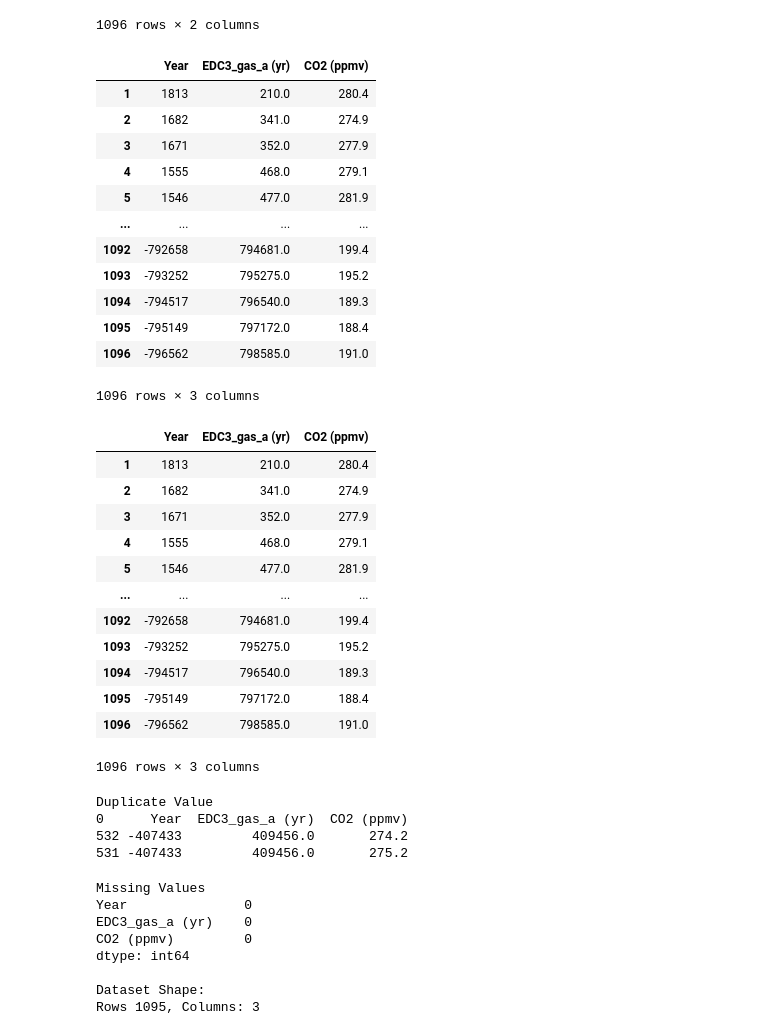
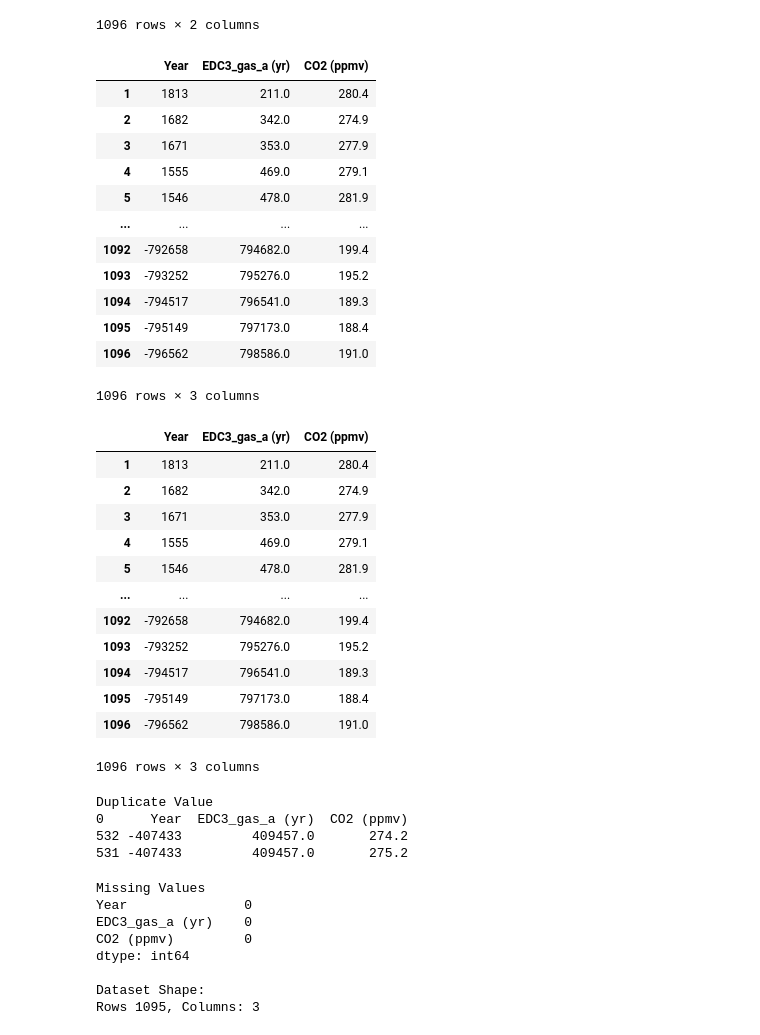
Before and after one commit to Cecilia8989/PfDA_Project2, a Jupyter notebook: pfda_project2.ipynb, the cells around one changed output. Cells and saved outputs as stored; diff of their text form; code cells hidden in the pictures.

```diff
--- a/pfda_project2.ipynb
+++ b/pfda_project2.ipynb
@@ -208,47 +208,49 @@ ipcc_df_co2
 | 1096 | 798512.0 | 191.0 |
 1096 rows × 2 columns
 # %%
+# define the current year
+current_year = datetime.date.today().year
 # add a new columns "Year" showing the corrent year.
 ipcc_df_co2['Year'] = 1950 - ipcc_df_co2['EDC3_gas_a (yr)'].astype(int)
 # fix the EDC3_gas_a (yr) to express the present as 2023
-ipcc_df_co2['EDC3_gas_a (yr)'] = 2023 - 1950 + ipcc_df_co2['EDC3_gas_a (yr)']
+ipcc_df_co2['EDC3_gas_a (yr)'] = current_year - 1950 + ipcc_df_co2['EDC3_gas_a (yr)']
 
 # reorder columns index
 first_column = ipcc_df_co2.pop('Year')
 ipcc_df_co2.insert(0, 'Year', first_column)
 
 # sort the value based on the year column
 ipcc_df_co2 = ipcc_df_co2.sort_values(by='Year', ascending=False)
 ipcc_df_co2
 # %% [output]
 |  | Year | EDC3_gas_a (yr) | CO2 (ppmv) |
-| 1 | 1813 | 210.0 | 280.4 |
-| 2 | 1682 | 341.0 | 274.9 |
-| 3 | 1671 | 352.0 | 277.9 |
-| 4 | 1555 | 468.0 | 279.1 |
-| 5 | 1546 | 477.0 | 281.9 |
+| 1 | 1813 | 211.0 | 280.4 |
+| 2 | 1682 | 342.0 | 274.9 |
+| 3 | 1671 | 353.0 | 277.9 |
+| 4 | 1555 | 469.0 | 279.1 |
+| 5 | 1546 | 478.0 | 281.9 |
 | ... | ... | ... | ... |
-| 1092 | -792658 | 794681.0 | 199.4 |
-| 1093 | -793252 | 795275.0 | 195.2 |
-| 1094 | -794517 | 796540.0 | 189.3 |
-| 1095 | -795149 | 797172.0 | 188.4 |
-| 1096 | -796562 | 798585.0 | 191.0 |
+| 1092 | -792658 | 794682.0 | 199.4 |
+| 1093 | -793252 | 795276.0 | 195.2 |
+| 1094 | -794517 | 796541.0 | 189.3 |
+| 1095 | -795149 | 797173.0 | 188.4 |
+| 1096 | -796562 | 798586.0 | 191.0 |
 1096 rows × 3 columns
 # %%
 ipcc_df_co2
 # %% [output]
 |  | Year | EDC3_gas_a (yr) | CO2 (ppmv) |
-| 1 | 1813 | 210.0 | 280.4 |
-| 2 | 1682 | 341.0 | 274.9 |
-| 3 | 1671 | 352.0 | 277.9 |
-| 4 | 1555 | 468.0 | 279.1 |
-| 5 | 1546 | 477.0 | 281.9 |
+| 1 | 1813 | 211.0 | 280.4 |
+| 2 | 1682 | 342.0 | 274.9 |
+| 3 | 1671 | 353.0 | 277.9 |
+| 4 | 1555 | 469.0 | 279.1 |
+| 5 | 1546 | 478.0 | 281.9 |
 | ... | ... | ... | ... |
-| 1092 | -792658 | 794681.0 | 199.4 |
-| 1093 | -793252 | 795275.0 | 195.2 |
-| 1094 | -794517 | 796540.0 | 189.3 |
-| 1095 | -795149 | 797172.0 | 188.4 |
-| 1096 | -796562 | 798585.0 | 191.0 |
+| 1092 | -792658 | 794682.0 | 199.4 |
+| 1093 | -793252 | 795276.0 | 195.2 |
+| 1094 | -794517 | 796541.0 | 189.3 |
+| 1095 | -795149 | 797173.0 | 188.4 |
+| 1096 | -796562 | 798586.0 | 191.0 |
 1096 rows × 3 columns
 # %%
 # check for duplicate in the columns Gasage (yr BP)
@@ -259,8 +261,8 @@ print(ipcc_df_co2[duplicate_in_year])
 # %% [output]
 Duplicate Value
 0      Year  EDC3_gas_a (yr)  CO2 (ppmv)
-532 -407433         409456.0       274.2
-531 -407433         409456.0       275.2
+532 -407433         409457.0       274.2
+531 -407433         409457.0       275.2
 # %%
 #line 532 and 531 are duplicate
 # groupby year, EDC3_gas_a (yr) and average the CO2 (ppmv) to remove the duplicate
```
Also changed, not shown: parts of 26 cells of this notebook, 4 other files.
